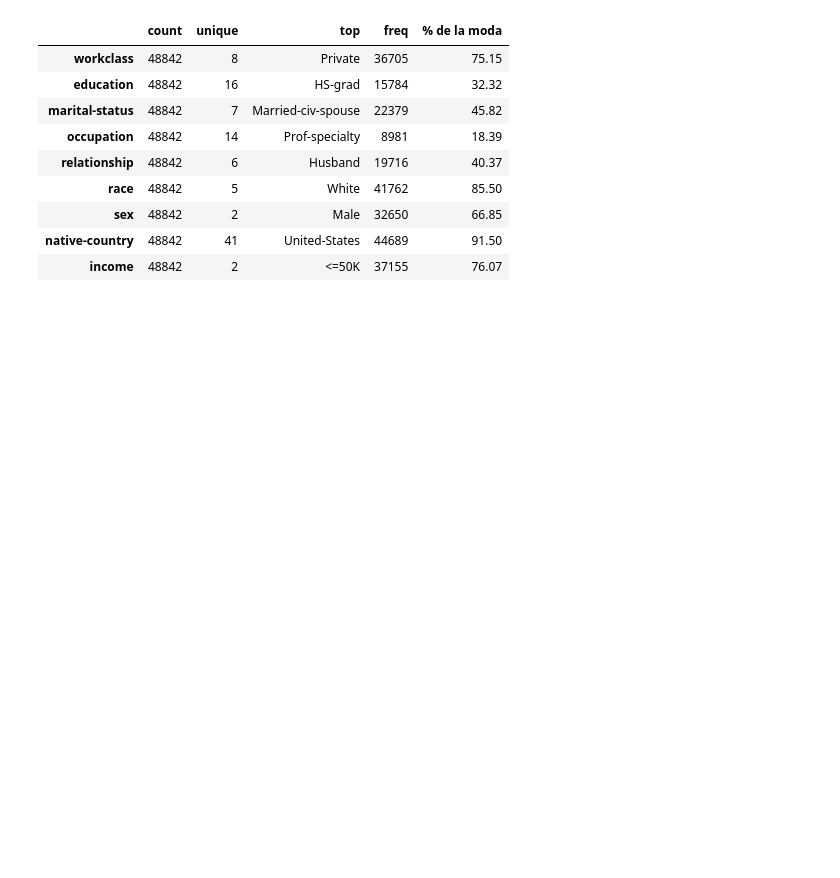
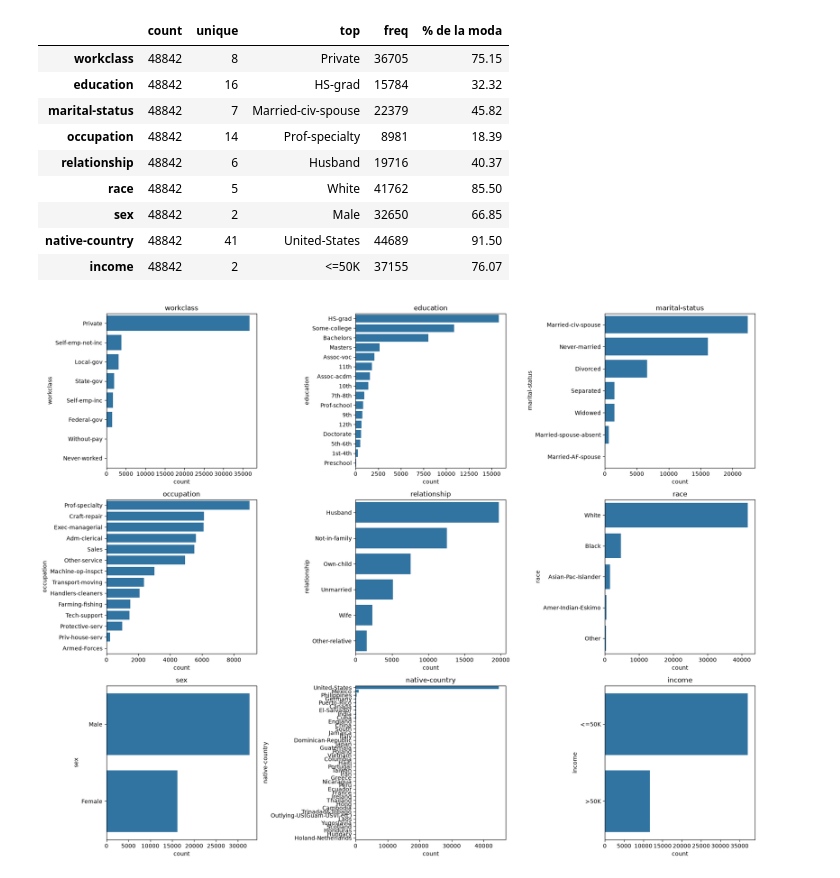
Before and after one commit to sebacalfa/ProyFinal_Mod6, a Jupyter notebook: Proyecto_Final_Mod6.ipynb, the cells around one changed output. Saved outputs shown, nothing was run; the diff lists cells and outputs as text; code cells hidden in the pictures; blank space fills up the shorter version.

```diff
--- a/Proyecto_Final_Mod6.ipynb
+++ b/Proyecto_Final_Mod6.ipynb
@@ -413,5 +456,18 @@ resumen_cat
 | sex | 48842 | 2 | Male | 32650 | 66.85 |
 | native-country | 48842 | 41 | United-States | 44689 | 91.50 |
 | income | 48842 | 2 | <=50K | 37155 | 76.07 |
+# %%
+fig, axes = plt.subplots(3, 3, figsize=(18, 14))
+axes = axes.flatten()
+
+for i, col in enumerate(vars_cualitativas):
+    orden = df_clean[col].value_counts().index
+    sns.countplot(y=df_clean[col], order=orden, ax=axes[i])
+    axes[i].set_title(col)
+
+plt.tight_layout()
+plt.show()
+# %% [output]
+[figure, added]
 # %% [markdown]
 ### Descripción de las estadísticas cualitativas por variable:
```
Also changed, not shown: parts of 34 cells of this notebook.
